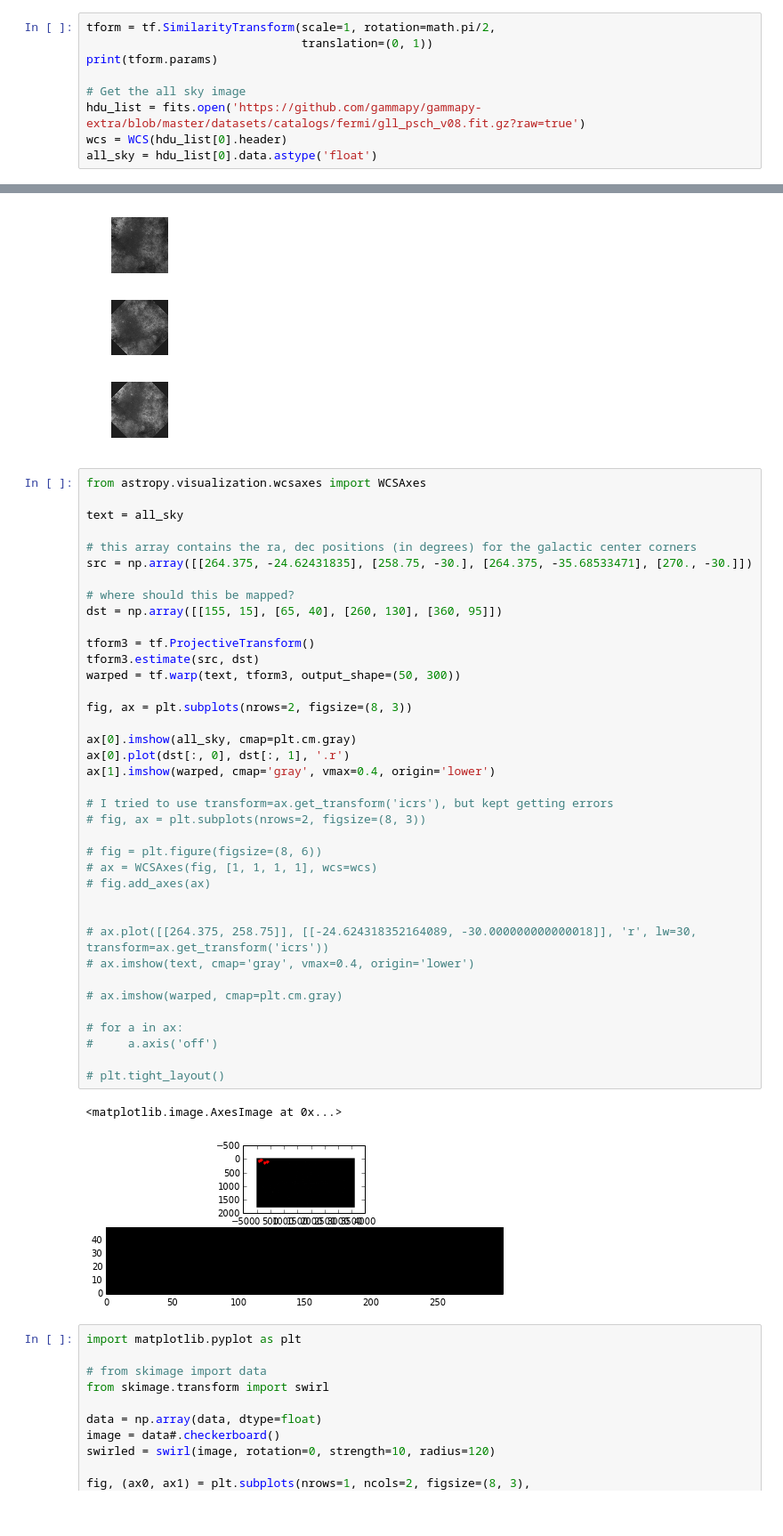
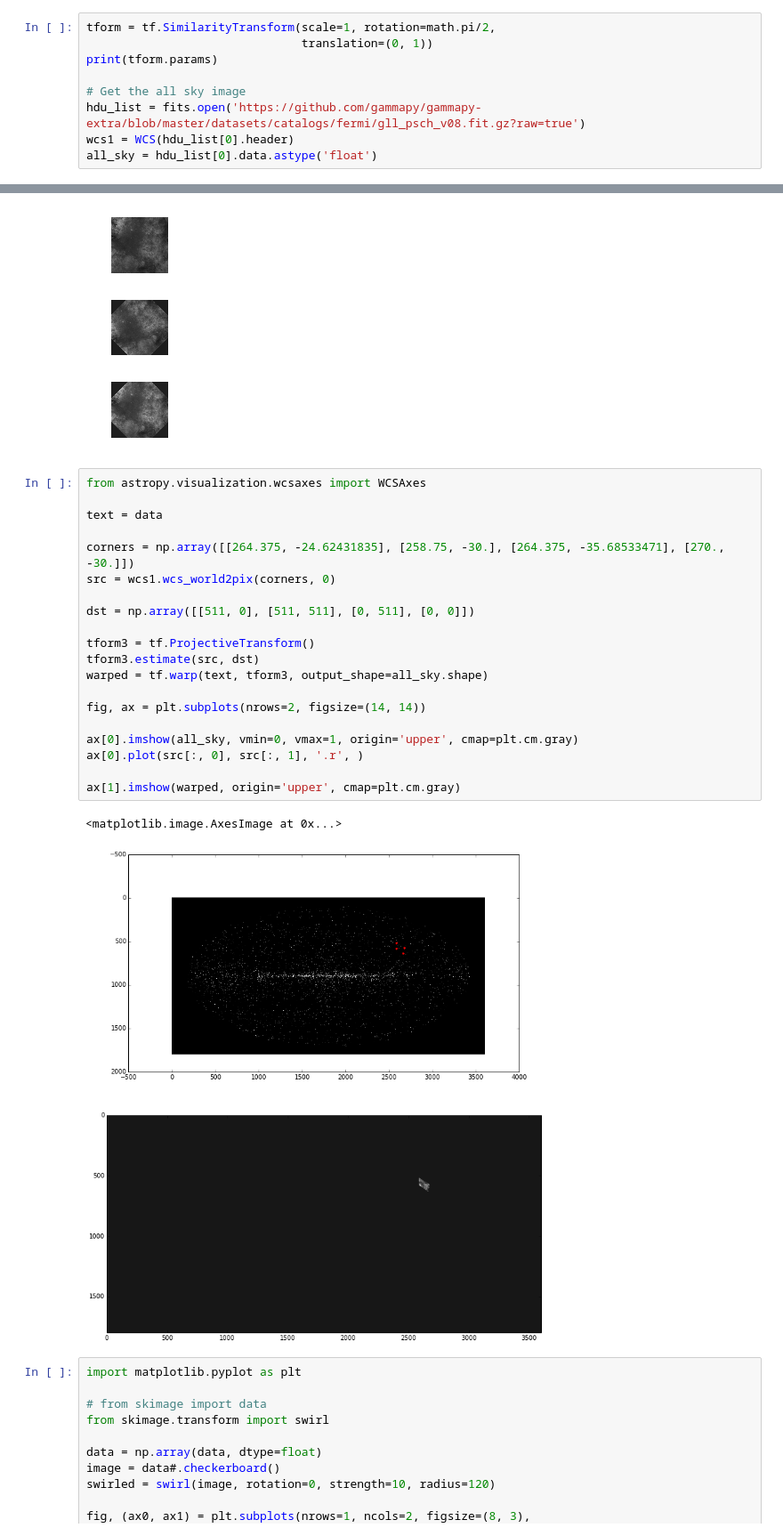
Before and after one commit to adl1995/HIPS-to-Py, a Jupyter notebook: examples/Affine and Projective transformation.ipynb, the cells around one changed output, grey strips where cells are left out. Shown at 89% size. Cells and saved outputs as stored; diff of their text form; blank space fills up the shorter version.

Commit message:
Update notebook to contain tile drawing logic using affine transformation

```diff
--- a/examples/Affine and Projective transformation.ipynb
+++ b/examples/Affine and Projective transformation.ipynb
@@ -18,7 +18,7 @@ print(tform.params)
 
 # Get the all sky image
 hdu_list = fits.open('https://github.com/gammapy/gammapy-extra/blob/master/datasets/catalogs/fermi/gll_psch_v08.fit.gz?raw=true')
-wcs = WCS(hdu_list[0].header)
+wcs1 = WCS(hdu_list[0].header)
 all_sky = hdu_list[0].data.astype('float')
 # %% [output]
 [[  6.12323400e-17  -1.00000000e+00   0.00000000e+00]
@@ -58,44 +58,26 @@ WARNING: File may have been truncated: actual file length (527168) is smaller th
 # %%
 from astropy.visualization.wcsaxes import WCSAxes
 
-text = all_sky
+text = data
 
-# this array contains the ra, dec positions (in degrees) for the galactic center corners
-src = np.array([[264.375, -24.62431835], [258.75, -30.], [264.375, -35.68533471], [270., -30.]])
+corners = np.array([[264.375, -24.62431835], [258.75, -30.], [264.375, -35.68533471], [270., -30.]])
+src = wcs1.wcs_world2pix(corners, 0)
 
-# where should this be mapped?
-dst = np.array([[155, 15], [65, 40], [260, 130], [360, 95]])
+dst = np.array([[511, 0], [511, 511], [0, 511], [0, 0]])
 
 tform3 = tf.ProjectiveTransform()
 tform3.estimate(src, dst)
-warped = tf.warp(text, tform3, output_shape=(50, 300))
+warped = tf.warp(text, tform3, output_shape=all_sky.shape)
 
-fig, ax = plt.subplots(nrows=2, figsize=(8, 3))
+fig, ax = plt.subplots(nrows=2, figsize=(14, 14))
 
-ax[0].imshow(all_sky, cmap=plt.cm.gray)
-ax[0].plot(dst[:, 0], dst[:, 1], '.r')
-ax[1].imshow(warped, cmap='gray', vmax=0.4, origin='lower')
+ax[0].imshow(all_sky, vmin=0, vmax=1, origin='upper', cmap=plt.cm.gray)
+ax[0].plot(src[:, 0], src[:, 1], '.r', )
 
-# I tried to use transform=ax.get_transform('icrs'), but kept getting errors
-# fig, ax = plt.subplots(nrows=2, figsize=(8, 3))
-
-# fig = plt.figure(figsize=(8, 6))
-# ax = WCSAxes(fig, [1, 1, 1, 1], wcs=wcs)
-# fig.add_axes(ax)
-
-
-# ax.plot([[264.375, 258.75]], [[-24.624318352164089, -30.000000000000018]], 'r', lw=30, transform=ax.get_transform('icrs'))
-# ax.imshow(text, cmap='gray', vmax=0.4, origin='lower')
-
-# ax.imshow(warped, cmap=plt.cm.gray)
-
-# for a in ax:
-#     a.axis('off')
-
-# plt.tight_layout()
+ax[1].imshow(warped, origin='upper', cmap=plt.cm.gray)
 # %% [output]
 <matplotlib.image.AxesImage at 0x...>
-[figure, old version]
+[figure, new version]
 # %%
 import matplotlib.pyplot as plt
 
```
